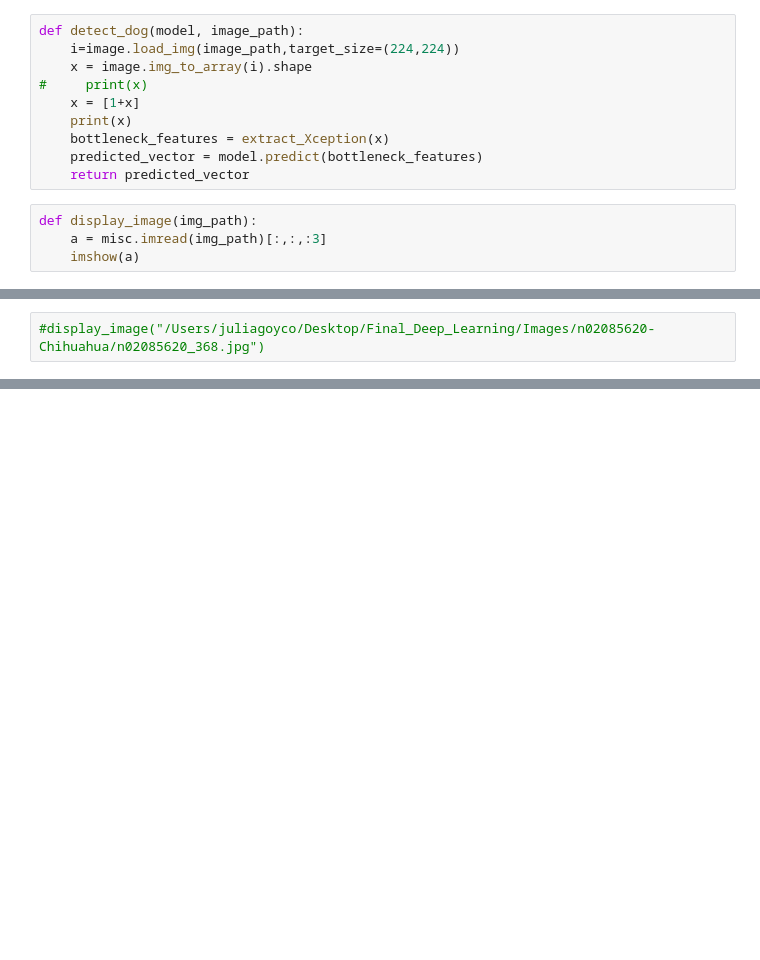
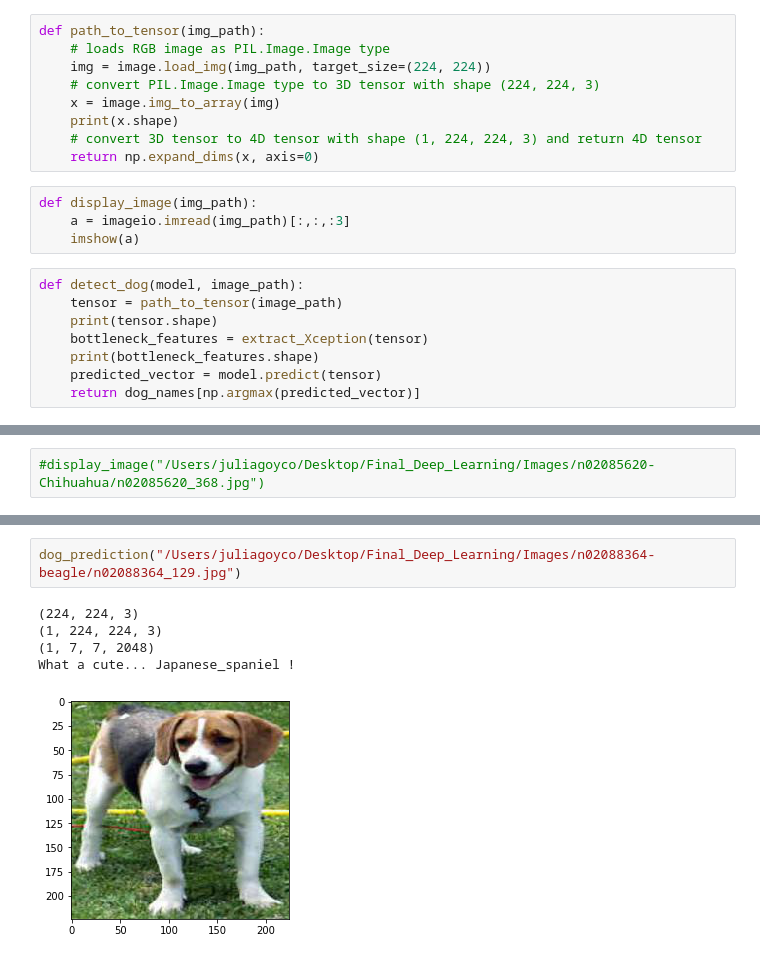
Before and after one commit to minceje/Who-Let-The-Dogs-Out, a Jupyter notebook: Transfer_Xception.ipynb, the cells around one changed output, grey strips where cells are left out. Saved outputs shown, nothing was run; the diff lists cells and outputs as text; blank space fills up the shorter version.

```diff
--- a/Transfer_Xception.ipynb
+++ b/Transfer_Xception.ipynb
@@ -150,17 +233,24 @@ from keras.preprocessing import image
+# %%
+def path_to_tensor(img_path):
+    # loads RGB image as PIL.Image.Image type
+    img = image.load_img(img_path, target_size=(224, 224))
+    # convert PIL.Image.Image type to 3D tensor with shape (224, 224, 3)
+    x = image.img_to_array(img)
+    print(x.shape)
+    # convert 3D tensor to 4D tensor with shape (1, 224, 224, 3) and return 4D tensor
+    return np.expand_dims(x, axis=0)
+# %%
+def display_image(img_path):
+    a = imageio.imread(img_path)[:,:,:3]
+    imshow(a)
 # %%
 def detect_dog(model, image_path):
-    i=image.load_img(image_path,target_size=(224,224))
-    x = image.img_to_array(i).shape
-#     print(x)
-    x = [1+x]
-    print(x)
-    bottleneck_features = extract_Xception(x)
-    predicted_vector = model.predict(bottleneck_features)
-    return predicted_vector
+    tensor = path_to_tensor(image_path)
+    print(tensor.shape)
+    bottleneck_features = extract_Xception(tensor)
+    print(bottleneck_features.shape)
+    predicted_vector = model.predict(tensor)
+    return dog_names[np.argmax(predicted_vector)]
-# %%
-def display_image(img_path):
-    a = misc.imread(img_path)[:,:,:3]
-    imshow(a)
 # %%
 def dog_prediction(img_path):
     #if dog_detector(img_path):
@@ -180,0 +278,8 @@ TypeError: unsupported operand type(s) for +: 'int' and 'tuple'
+# %%
+dog_prediction("/Users/juliagoyco/Desktop/Final_Deep_Learning/Images/n02088364-beagle/n02088364_129.jpg")
+# %% [output]
+(224, 224, 3)
+(1, 224, 224, 3)
+(1, 7, 7, 2048)
+What a cute... Japanese_spaniel !
+[figure, added]
```
Also changed, not shown: parts of 24 cells of this notebook.
